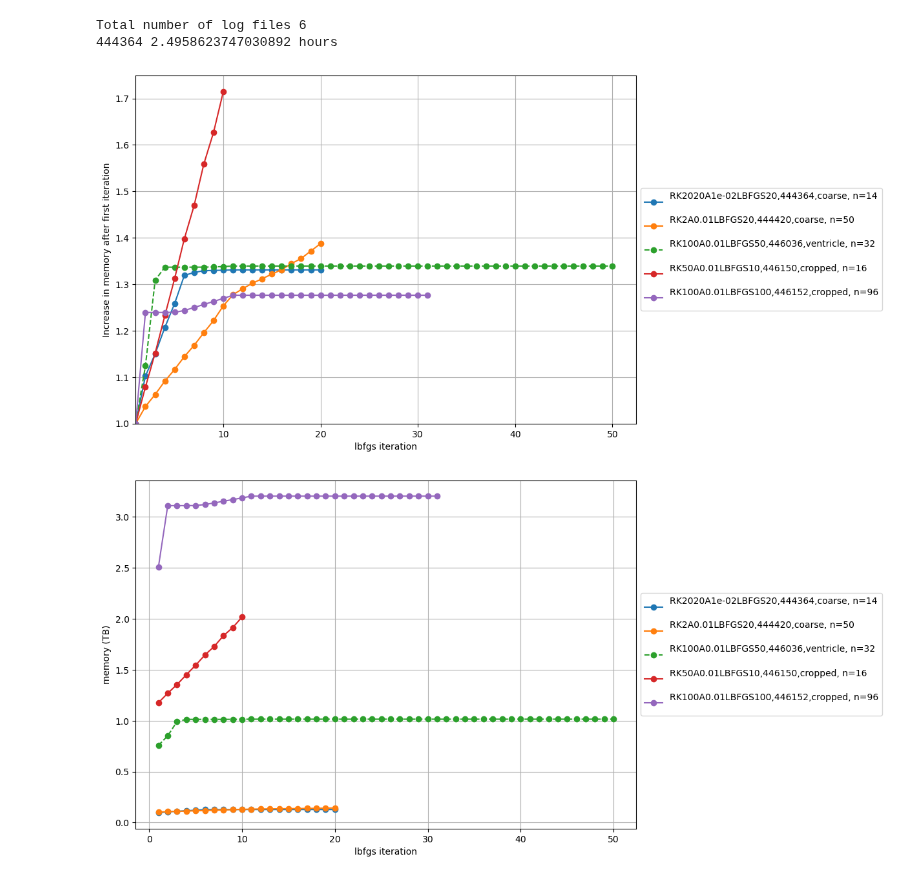
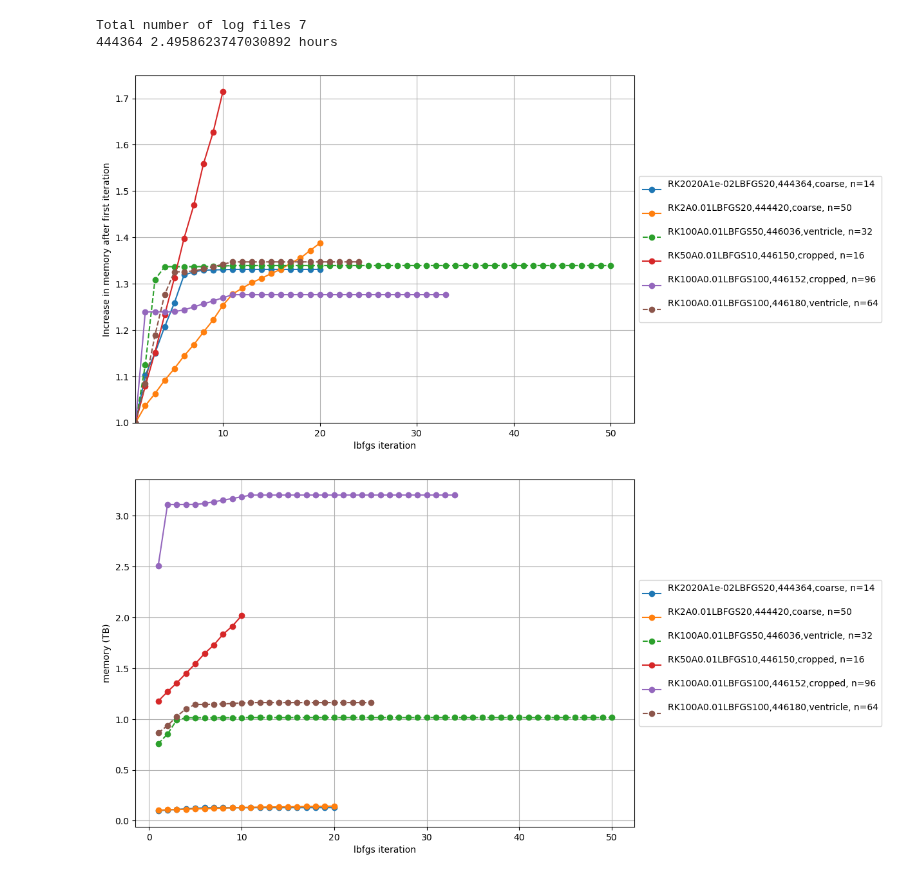
Before and after one commit to JohannesHaubner/mapMRI, a Jupyter notebook: examples/debugging/mem.ipynb, the cells around one changed output. Drawn from its saved outputs; the diff is of its cells as text; code cells hidden in the pictures.

```diff
--- a/examples/debugging/mem.ipynb
+++ b/examples/debugging/mem.ipynb
@@ -31,7 +31,7 @@ slurmids = [444364,
             # 446059, 446034, 446058,
             446036,
             446145,
-            446152, 446150
+            446152, 446150, 446180
 ]
 
 
@@ -133,36 +133,36 @@ for slurmid in sorted(slurmids):
 
     label += ", n=" + str(ntasks)
 
     label = label.replace("RK", "RK"+str(int(hyperparameters["max_timesteps"])))
 
     line = plt.plot(mema[:,0], mema[:,1], marker=marker, linestyle=linestyle, color=color,
             label=label,
             )
 
     color = line[-1].get_color()
     ax2.plot(mema[:,0], mema[:,1] / fac2, marker=marker, linestyle=linestyle, color=color, label=label,)
 
 
 
 plt.xlabel("lbfgs iteration")
 ax2.set_xlabel("lbfgs iteration")
 ax.set_ylabel("memory (TB)")
 ax2.set_xlim(1, None)
 ax2.set_ylim(1, None)
 ax2.set_ylabel("Increase in memory after first iteration")
 # ax2.set_xlim(1, None)
 # plt.xlim(1, None)
 # plt.xticks(list(range(1, int(plt.gca().get_xlim()[1]))))
 ax.grid()
 ax2.grid()
 ax.legend(loc='center left', bbox_to_anchor=(1, 0.5))
 ax2.legend(loc='center left', bbox_to_anchor=(1, 0.5))
 plt.show()
 # %% [output]
-Total number of log files 6
+Total number of log files 7
 444364 2.4958623747030892 hours
-[figure, old version]
+[figure, new version]
-[figure, old version]
+[figure, new version]
 # %%
 
 for slurmid in range(440221, 440674):
```
Also changed, not shown: 6 other files.
